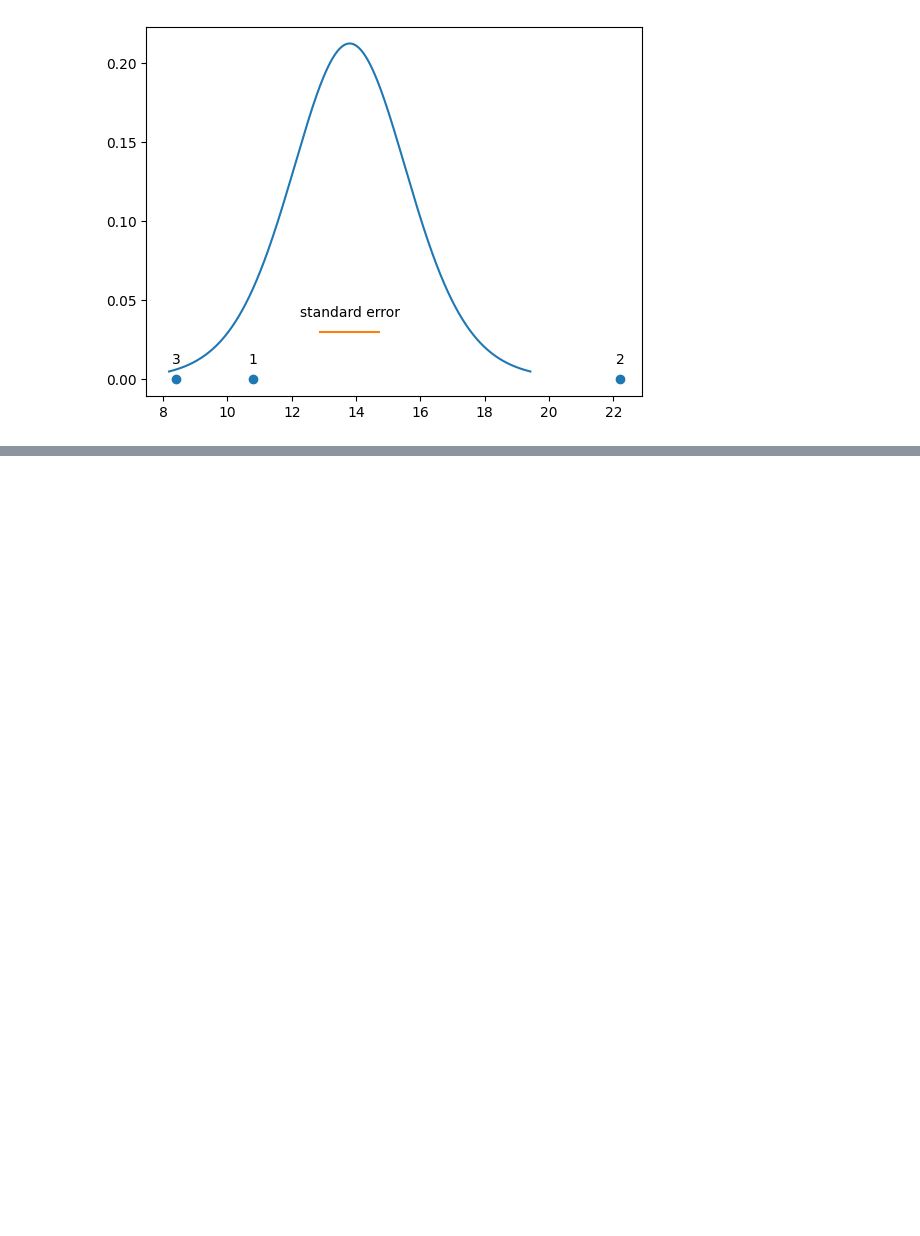
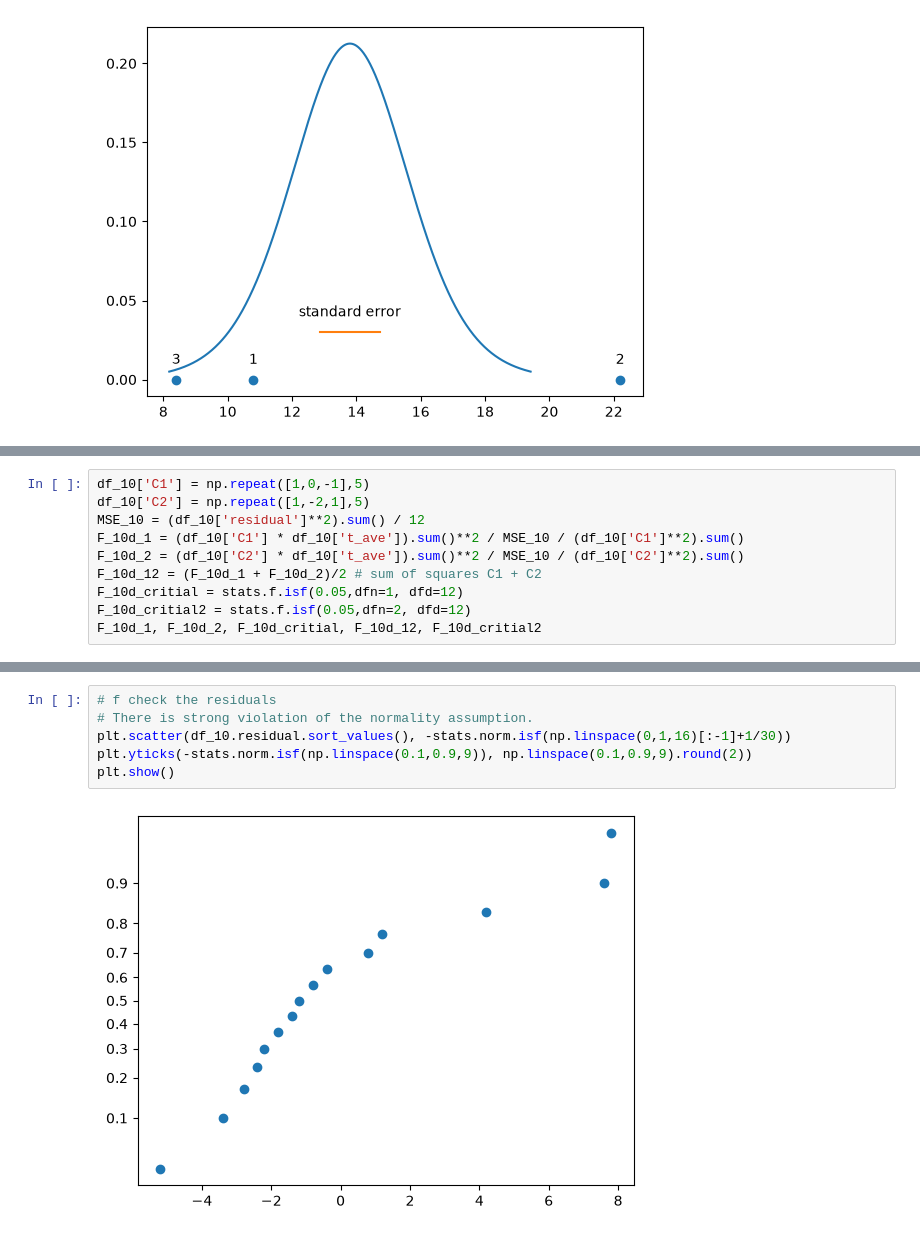
Before and after one commit to Peiguang2024/design-of-experiment, a Jupyter notebook: Montgomery/chapter3.ipynb, the cells around one changed output, grey strips where cells are left out. Drawn from its saved outputs; the diff is of its cells as text; blank space fills up the shorter version.

```diff
--- a/Montgomery/chapter3.ipynb
+++ b/Montgomery/chapter3.ipynb
@@ -746,0 +787,10 @@ fig_10c, ax_10c = graphical_comp_mean(df_10, 'circuit', 'r_time', 0.01)
+# %%
+df_10['C1'] = np.repeat([1,0,-1],5)
+df_10['C2'] = np.repeat([1,-2,1],5)
+MSE_10 = (df_10['residual']**2).sum() / 12
+F_10d_1 = (df_10['C1'] * df_10['t_ave']).sum()**2 / MSE_10 / (df_10['C1']**2).sum()
+F_10d_2 = (df_10['C2'] * df_10['t_ave']).sum()**2 / MSE_10 / (df_10['C2']**2).sum()
+F_10d_12 = (F_10d_1 + F_10d_2)/2 # sum of squares C1 + C2
+F_10d_critial = stats.f.isf(0.05,dfn=1, dfd=12)
+F_10d_critial2 = stats.f.isf(0.05,dfn=2, dfd=12)
+F_10d_1, F_10d_2, F_10d_critial, F_10d_12, F_10d_critial2
@@ -746,0 +825,8 @@ fig_10c, ax_10c = graphical_comp_mean(df_10, 'circuit', 'r_time', 0.01)
+# %%
+# f check the residuals
+# There is strong violation of the normality assumption.
+plt.scatter(df_10.residual.sort_values(), -stats.norm.isf(np.linspace(0,1,16)[:-1]+1/30))
+plt.yticks(-stats.norm.isf(np.linspace(0.1,0.9,9)), np.linspace(0.1,0.9,9).round(2))
+plt.show()
+# %% [output]
+[figure, added]
```
Also changed, not shown: parts of 13 cells of this notebook.
